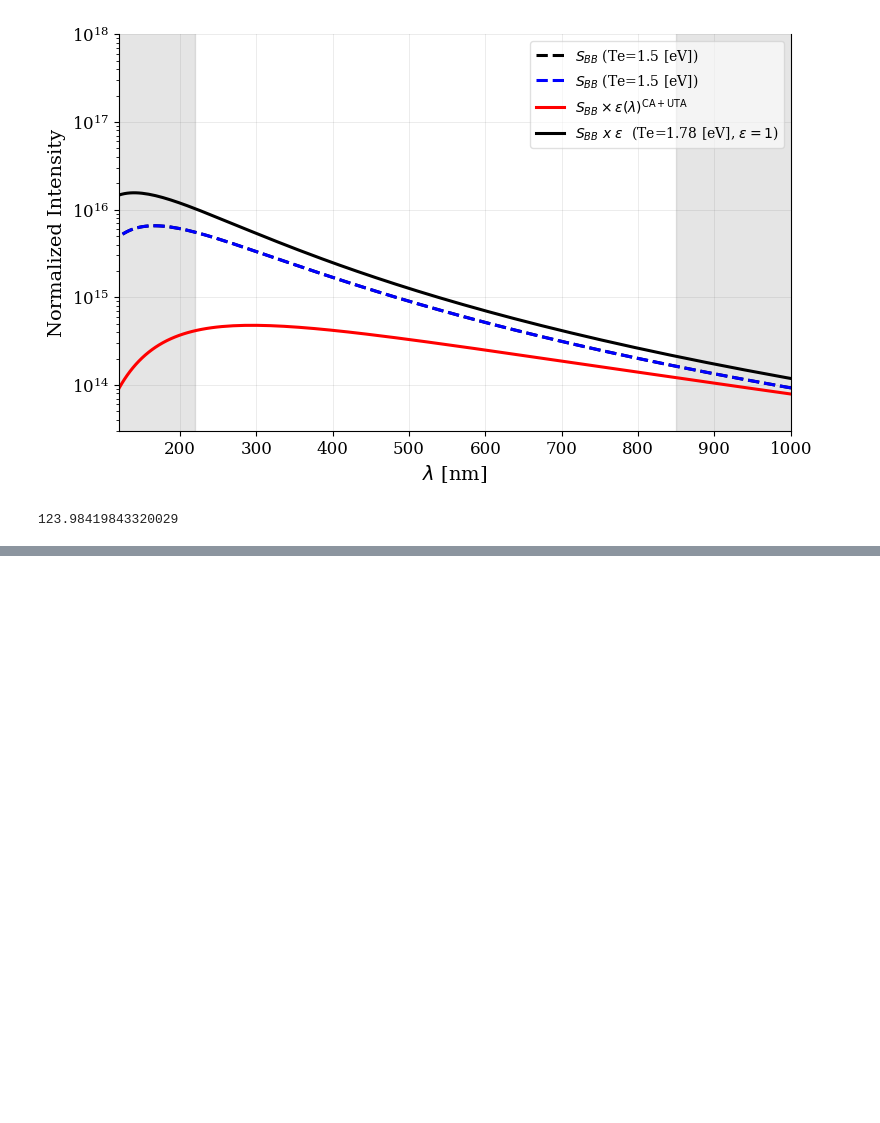
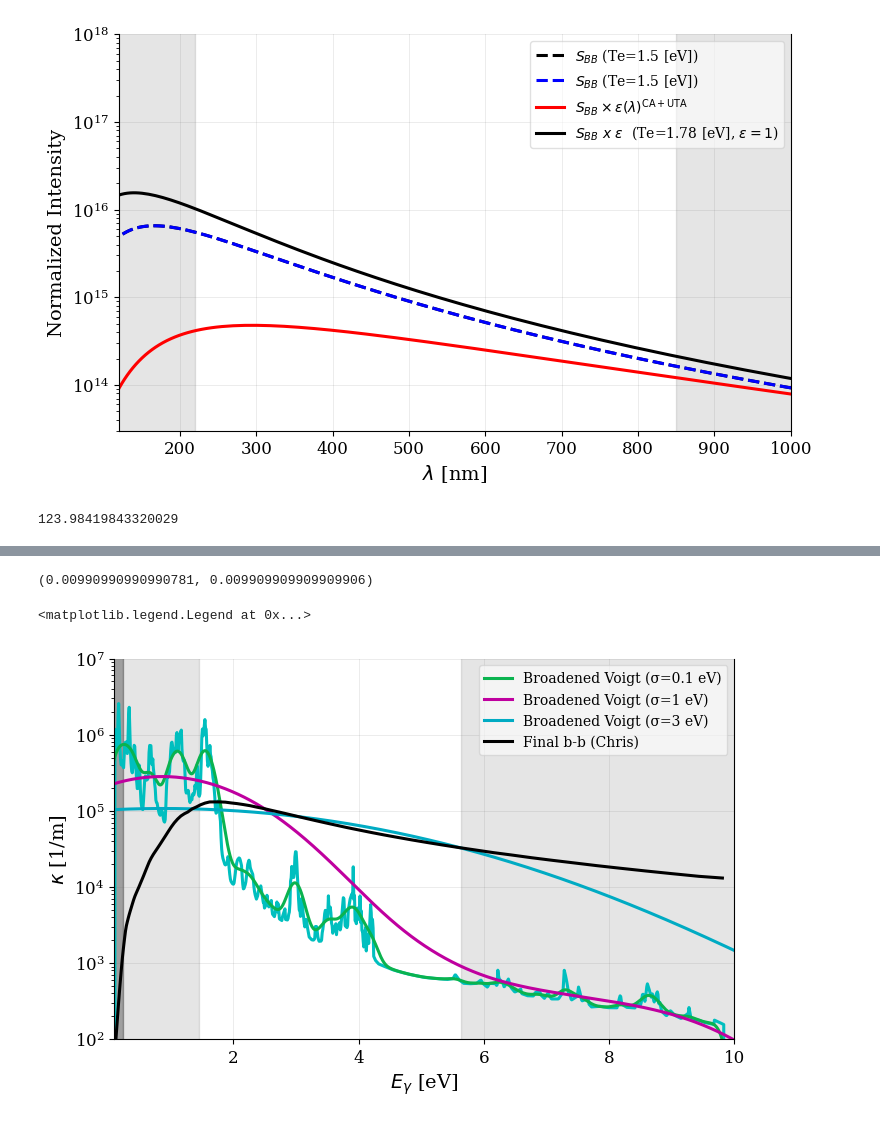
Before and after one commit to MurilloGroupMSU/Two-Temperature-Model, a Jupyter notebook: jupyter/Plasma_Information/Opacity.ipynb, the cells around one changed output, grey strips where cells are left out. Drawn from its saved outputs; the diff is of its cells as text; code cells hidden in the pictures; blank space fills up the shorter version.

Commit message:
attemptign voigt broadening

```diff
--- a/jupyter/Plasma_Information/Opacity.ipynb
+++ b/jupyter/Plasma_Information/Opacity.ipynb
@@ -389,0 +450,38 @@ Eγ_to_λ_nm(10)
+# %%
+N_extended = 10*N_dense
+L_extended = (N_extended-1)*dx
+dense_Eγ_extended = np.linspace(-L_extended/2, L_extended/2, num=N_extended)
+dense_Eγ_extended[1]-dense_Eγ_extended[0], dx
+# %% [output]
+(0.00990990990990781, 0.009909909909909906)
+# %%
+from scipy.special import voigt_profile
+from scipy.signal import convolve
+
+X1, X2 = np.meshgrid(dense_Eγ_extended, dense_Eγ_extended, indexing='ij')
+
+κ_sharp =  fs_1p5eV_κ_interped
+κ_smoothed = lambda σ: np.sum(fs_1p5eV_κ_interp(X2)*voigt_profile(X1-X2, σ, 0)*dx, axis=1)
+
+fig, ax = plt.subplots()
+
+ax.plot(dense_Eγ, κ_sharp, color='c')
+ax.plot(dense_Eγ_extended, κ_smoothed(0.1), label="Broadened Voigt (σ=0.1 eV)")
+ax.plot(dense_Eγ_extended, κ_smoothed(1) , label="Broadened Voigt (σ=1 eV)")
+ax.plot(dense_Eγ_extended, κ_smoothed(3) , label="Broadened Voigt (σ=3 eV)")
+ax.plot(fs_1p5eV_Eγ_total, fs_1p5eV_κ_total, color='k', label='Final b-b (Chris)')
+
+
+ax.set_yscale('log')
+ax.fill_betweenx(np.linspace(0,1e8, num=2), 0, E_pe, color='k', alpha=0.3)
+ax.fill_betweenx(np.linspace(0,1e8, num=2), 0, λ_nm_to_Eγ(850), color='k', alpha=0.1)
+ax.fill_betweenx(np.linspace(0,1e8, num=2), λ_nm_to_Eγ(220), 200, color='k', alpha=0.1)
+
+ax.set_xlabel(r"$E_\gamma$ [eV]")
+ax.set_ylabel(r"$\kappa$ [1/m]")
+ax.set_xlim(0.1,10)
+ax.set_ylim(1e2,1e7)
+ax.legend()
+# %% [output]
+<matplotlib.legend.Legend at 0x...>
+[figure, added]
```
Also changed, not shown: parts of 5 cells of this notebook, 6 other files.
